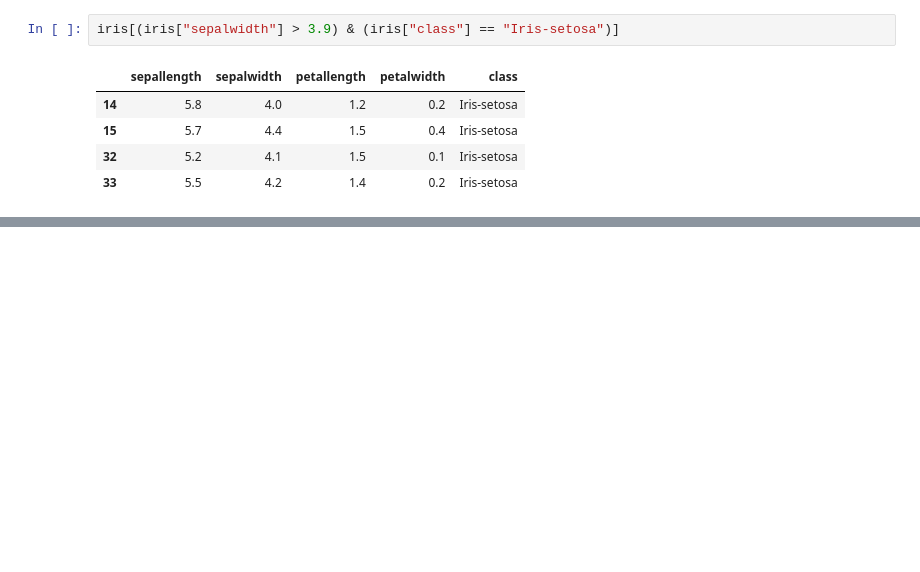
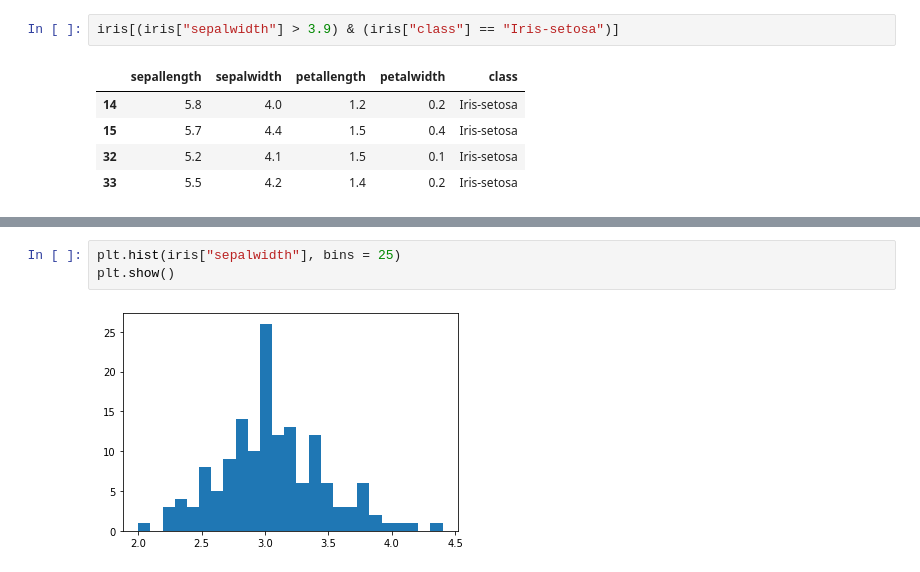
Before and after one commit to MohakChugh/Learning-Python, a Jupyter notebook: Self_Nodes_For_Learning.ipynb, the cells around one changed output, grey strips where cells are left out. Saved outputs shown, nothing was run; the diff lists cells and outputs as text; blank space fills up the shorter version.

```diff
--- a/Self_Nodes_For_Learning.ipynb
+++ b/Self_Nodes_For_Learning.ipynb
@@ -463,0 +509,5 @@ iris[(iris["sepalwidth"] > 3.9) & (iris["class"] == "Iris-setosa")]
+# %%
+plt.hist(iris["sepalwidth"], bins = 25)
+plt.show()
+# %% [output]
+[figure, added]
```
Also changed, not shown: parts of 11 cells of this notebook.
